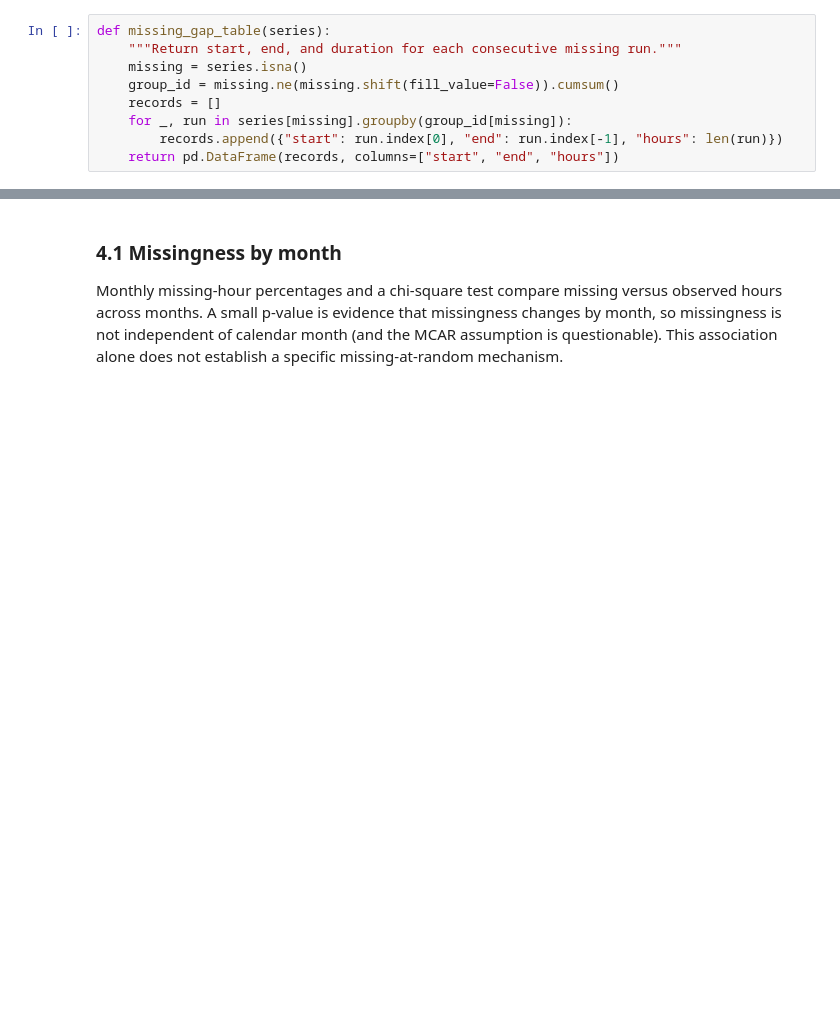
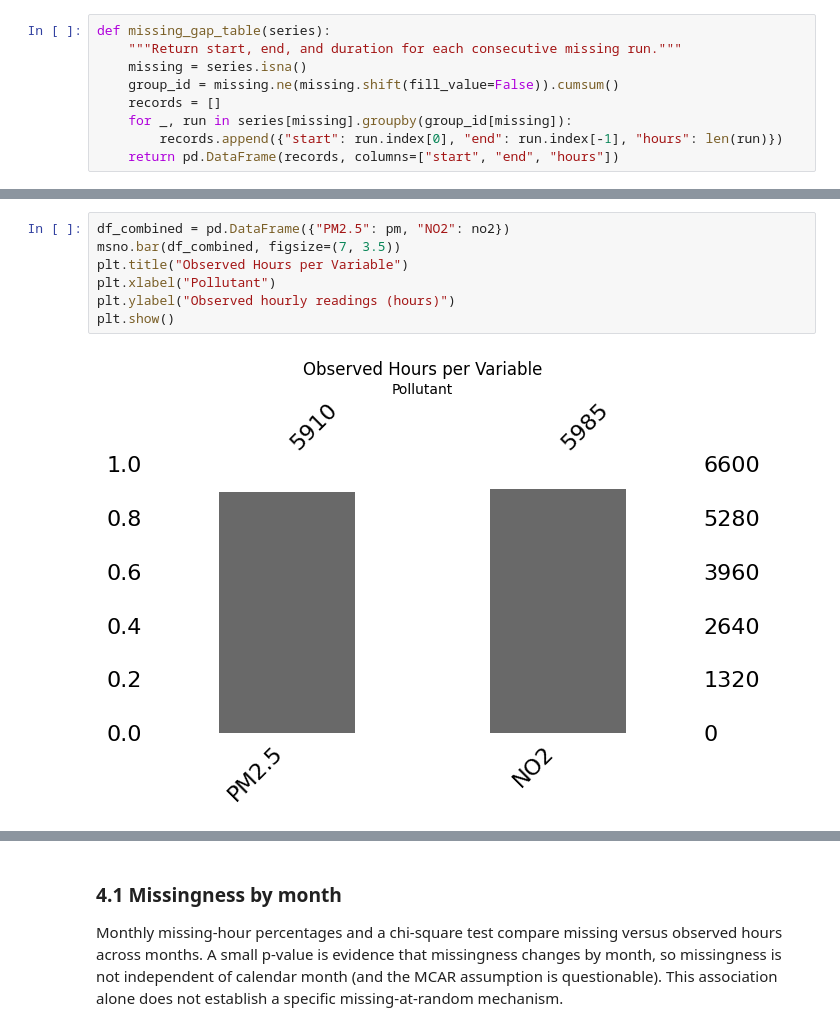
Before and after one commit to khushishahs02/EDA-Group-Project, a Jupyter notebook: notebooks/pollution_analysis_cleaning.ipynb, the cells around one changed output, grey strips where cells are left out. Saved outputs shown, nothing was run; the diff lists cells and outputs as text; blank space fills up the shorter version.

```diff
--- a/notebooks/pollution_analysis_cleaning.ipynb
+++ b/notebooks/pollution_analysis_cleaning.ipynb
@@ -180,0 +326,9 @@ assert overlap_counts["NO2 only"] == 41
+# %%
+df_combined = pd.DataFrame({"PM2.5": pm, "NO2": no2})
+msno.bar(df_combined, figsize=(7, 3.5))
+plt.title("Observed Hours per Variable")
+plt.xlabel("Pollutant")
+plt.ylabel("Observed hourly readings (hours)")
+plt.show()
+# %% [output]
+[figure, added]
```
Also changed, not shown: parts of 58 cells of this notebook, 1 other file.
